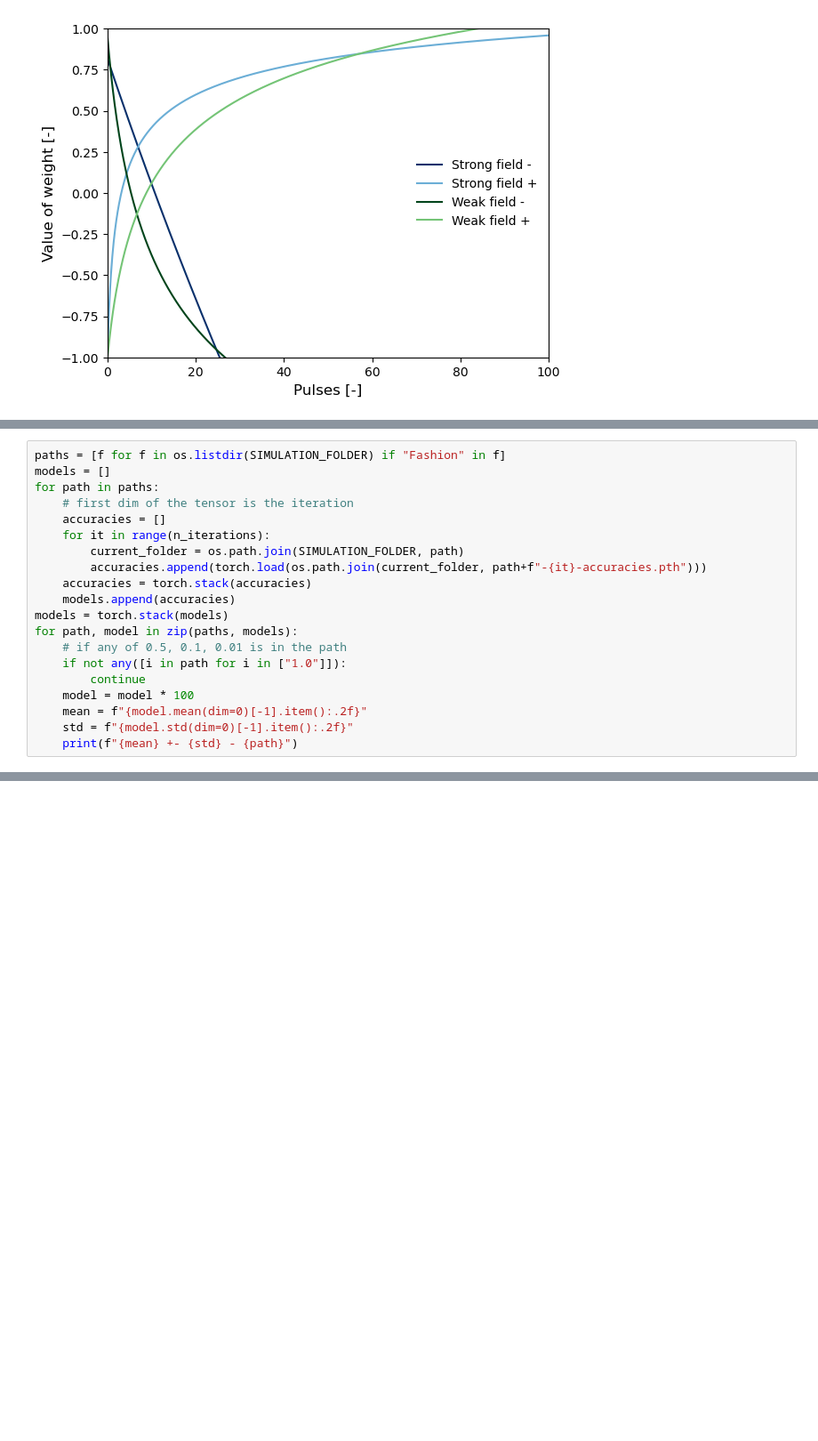
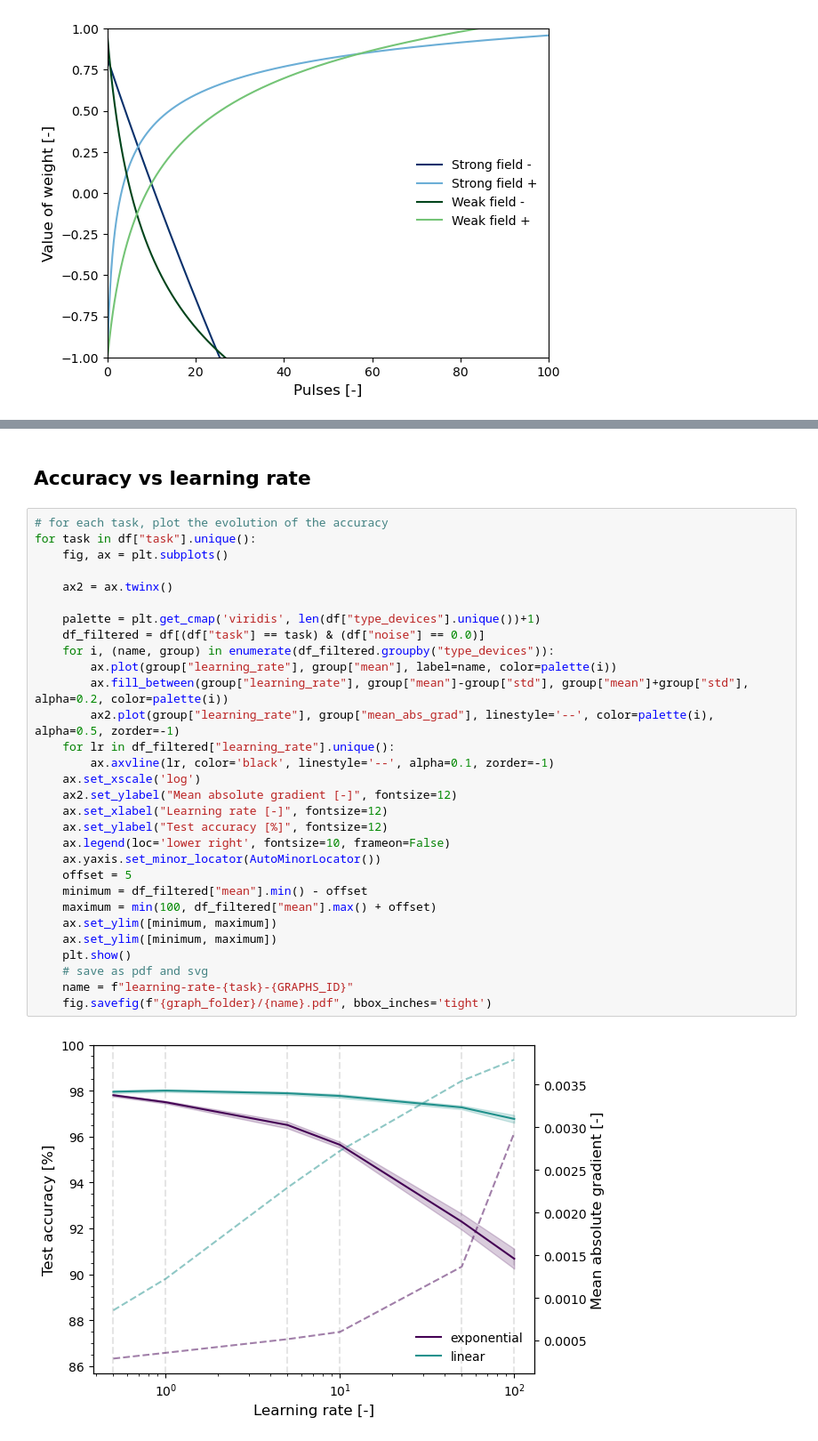
Before and after one commit to kellian-cottart/magnetoionic-simulations, a Jupyter notebook: magnetoionic-figures.ipynb, the cells around one changed output, grey strips where cells are left out. Shown at 89% size. Drawn from its saved outputs; the diff is of its cells as text; blank space fills up the shorter version.

```diff
--- a/magnetoionic-figures.ipynb
+++ b/magnetoionic-figures.ipynb
@@ -214,20 +63,0 @@ for path, model in zip(paths, models):
-# %%
-paths = [f for f in os.listdir(SIMULATION_FOLDER) if "Fashion" in f]
-models = []
-for path in paths:
-    # first dim of the tensor is the iteration
-    accuracies = []
-    for it in range(n_iterations):
-        current_folder = os.path.join(SIMULATION_FOLDER, path)
-        accuracies.append(torch.load(os.path.join(current_folder, path+f"-{it}-accuracies.pth")))
-    accuracies = torch.stack(accuracies)
-    models.append(accuracies)
-models = torch.stack(models)
-for path, model in zip(paths, models):
-    # if any of 0.5, 0.1, 0.01 is in the path
-    if not any([i in path for i in ["1.0"]]):
-        continue
-    model = model * 100
-    mean = f"{model.mean(dim=0)[-1].item():.2f}"
-    std = f"{model.std(dim=0)[-1].item():.2f}"
-    print(f"{mean} +- {std} - {path}")
@@ -241,0 +119,34 @@ for path, model in zip(paths, models):
+# %% [markdown]
+## Accuracy vs learning rate
+# %%
+# for each task, plot the evolution of the accuracy
+for task in df["task"].unique():
+    fig, ax = plt.subplots()
+
+    ax2 = ax.twinx()
+
+    palette = plt.get_cmap('viridis', len(df["type_devices"].unique())+1)
+    df_filtered = df[(df["task"] == task) & (df["noise"] == 0.0)]
+    for i, (name, group) in enumerate(df_filtered.groupby("type_devices")):
+        ax.plot(group["learning_rate"], group["mean"], label=name, color=palette(i))
+        ax.fill_between(group["learning_rate"], group["mean"]-group["std"], group["mean"]+group["std"], alpha=0.2, color=palette(i))
+        ax2.plot(group["learning_rate"], group["mean_abs_grad"], linestyle='--', color=palette(i), alpha=0.5, zorder=-1)
+    for lr in df_filtered["learning_rate"].unique():
+        ax.axvline(lr, color='black', linestyle='--', alpha=0.1, zorder=-1)
+    ax.set_xscale('log')
+    ax2.set_ylabel("Mean absolute gradient [-]", fontsize=12)
+    ax.set_xlabel("Learning rate [-]", fontsize=12)
+    ax.set_ylabel("Test accuracy [%]", fontsize=12)
+    ax.legend(loc='lower right', fontsize=10, frameon=False)
+    ax.yaxis.set_minor_locator(AutoMinorLocator())
+    offset = 5
+    minimum = df_filtered["mean"].min() - offset
+    maximum = min(100, df_filtered["mean"].max() + offset)
+    ax.set_ylim([minimum, maximum])
+    ax.set_ylim([minimum, maximum])
+    plt.show()
+    # save as pdf and svg
+    name = f"learning-rate-{task}-{GRAPHS_ID}"
+    fig.savefig(f"{graph_folder}/{name}.pdf", bbox_inches='tight')
+# %% [output]
+[figure, added]
```
Also changed, not shown: parts of 11 cells of this notebook, 3 other files.
